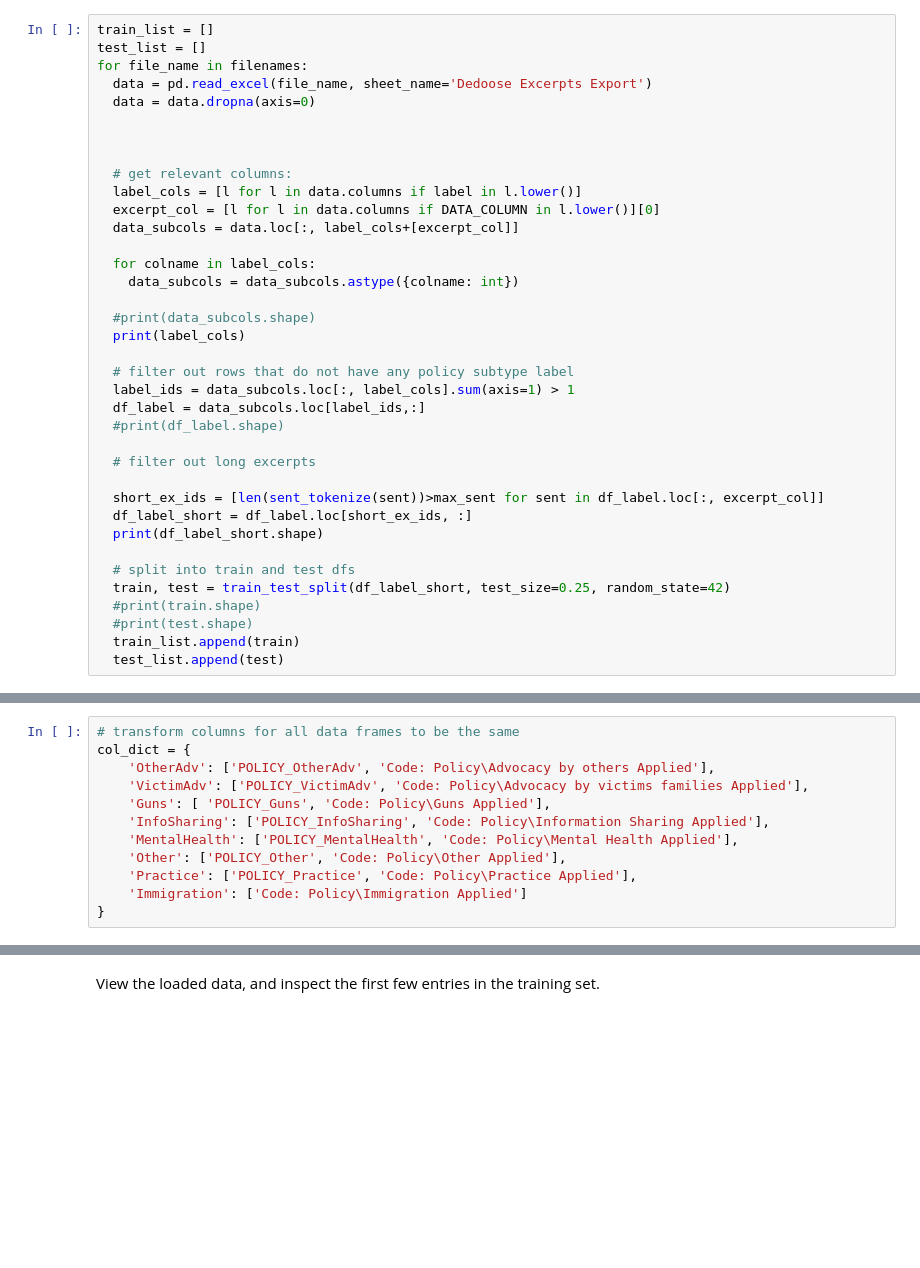
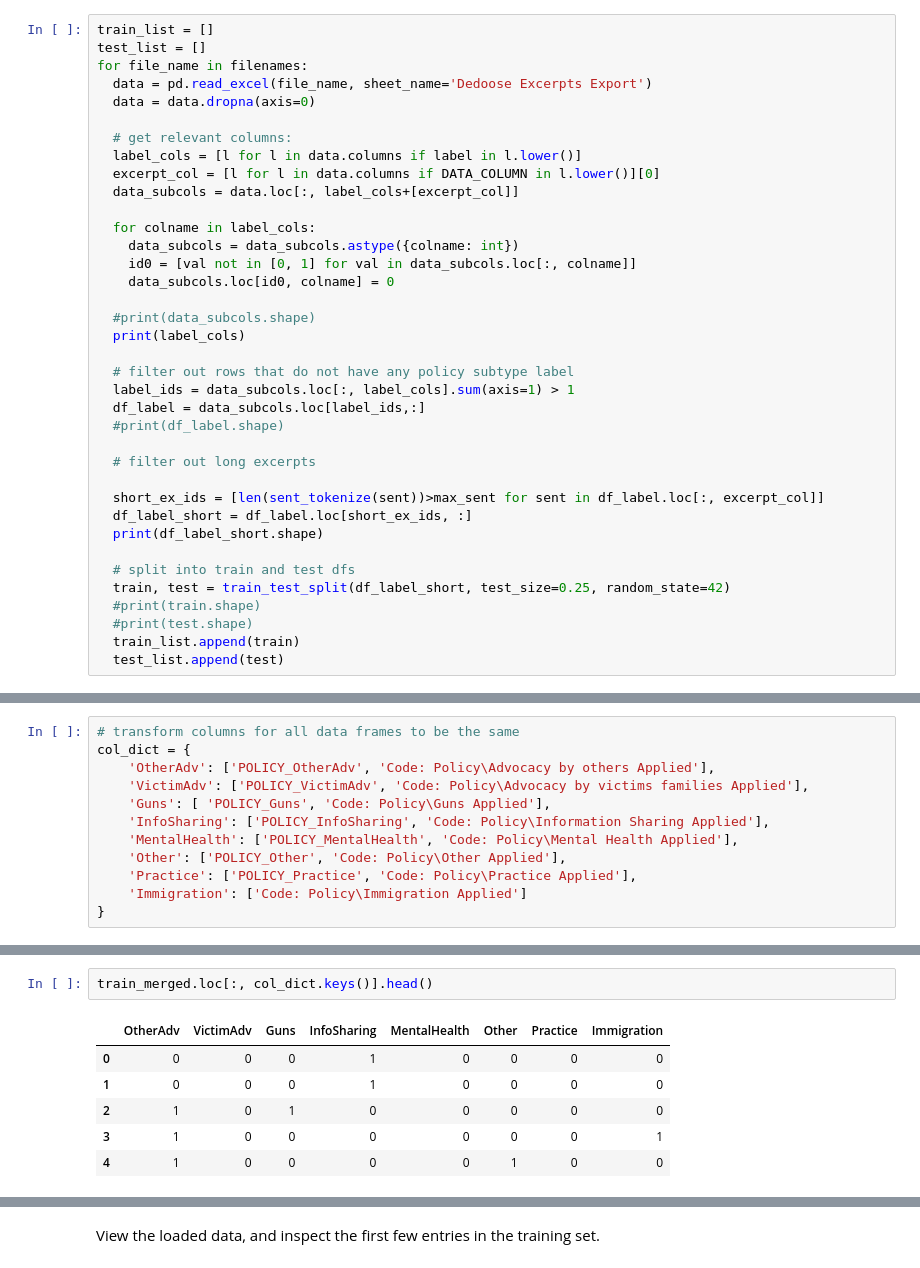
Before and after one commit to anjapago/AnalyzeAccountability, a Jupyter notebook: Classifier_with_BERT_Policy.ipynb, the cells around one changed output, grey strips where cells are left out. Drawn from its saved outputs; the diff is of its cells as text; blank space fills up the shorter version.

```diff
--- a/Classifier_with_BERT_Policy.ipynb
+++ b/Classifier_with_BERT_Policy.ipynb
@@ -86,8 +85,6 @@ test_list = []
 for file_name in filenames:
   data = pd.read_excel(file_name, sheet_name='Dedoose Excerpts Export')
   data = data.dropna(axis=0)
-
-
 
   # get relevant columns:
   label_cols = [l for l in data.columns if label in l.lower()]
@@ -96,6 +93,8 @@ for file_name in filenames:
 
   for colname in label_cols:
     data_subcols = data_subcols.astype({colname: int})
+    id0 = [val not in [0, 1] for val in data_subcols.loc[:, colname]]
+    data_subcols.loc[id0, colname] = 0
 
   #print(data_subcols.shape)
   print(label_cols)
@@ -188,0 +188,9 @@ train_merged = merge_dfs(train_list)
+# %%
+train_merged.loc[:, col_dict.keys()].head()
+# %% [output]
+|  | OtherAdv | VictimAdv | Guns | InfoSharing | MentalHealth | Other | Practice | Immigration |
+| 0 | 0 | 0 | 0 | 1 | 0 | 0 | 0 | 0 |
+| 1 | 0 | 0 | 0 | 1 | 0 | 0 | 0 | 0 |
+| 2 | 1 | 0 | 1 | 0 | 0 | 0 | 0 | 0 |
+| 3 | 1 | 0 | 0 | 0 | 0 | 0 | 0 | 1 |
+| 4 | 1 | 0 | 0 | 0 | 0 | 1 | 0 | 0 |
```
Also changed, not shown: parts of 11 cells of this notebook.
